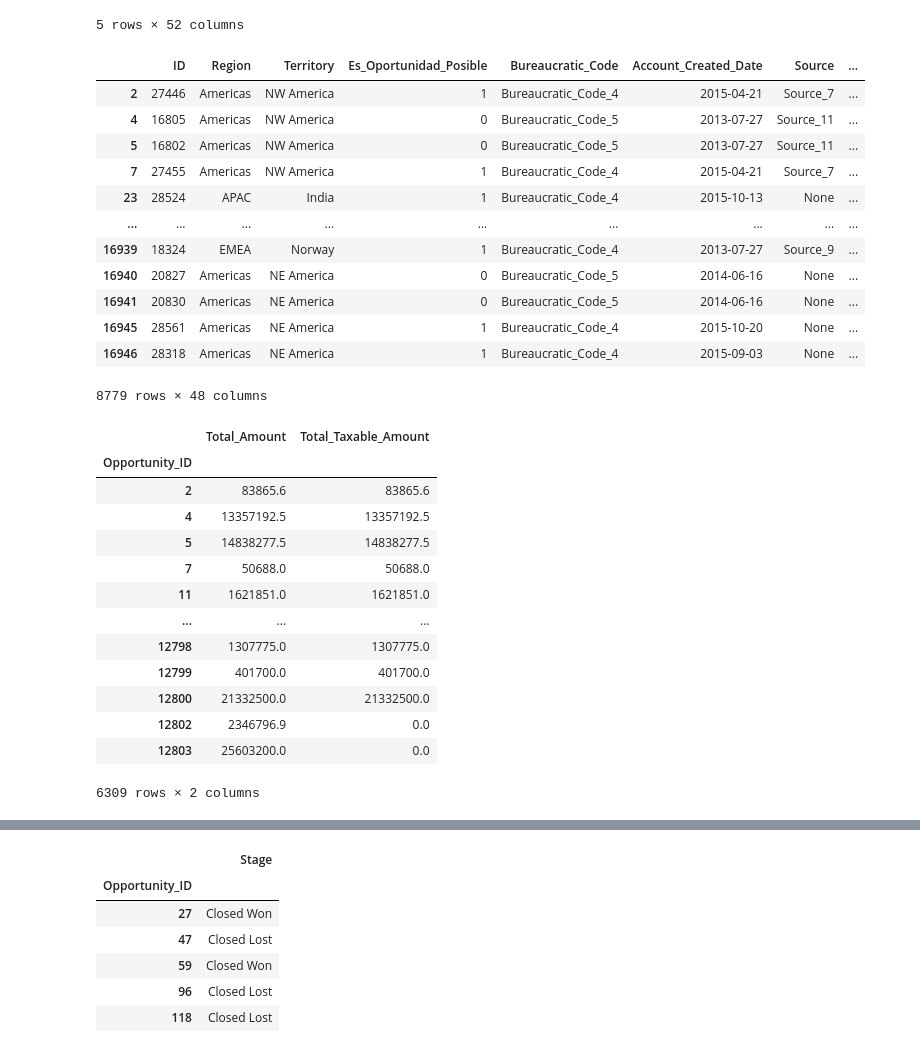
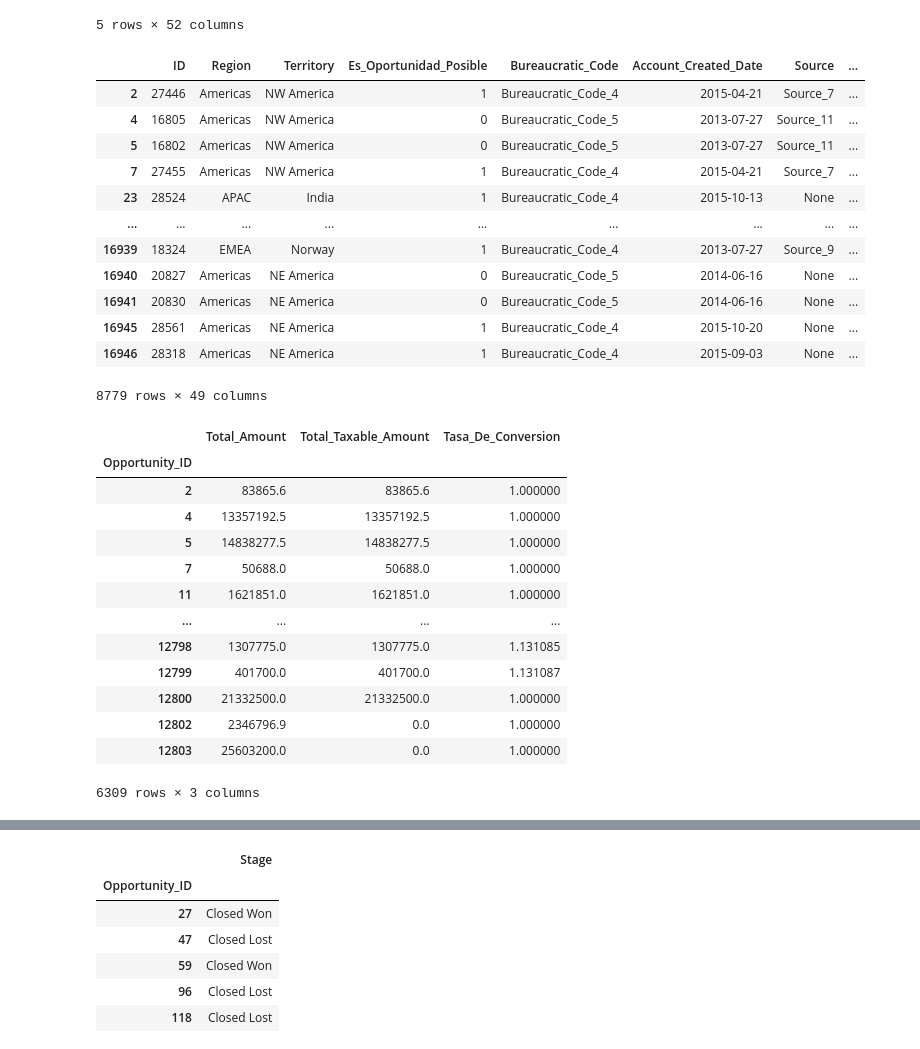
Before and after one commit to federicoburman/OrgaDatos, a Jupyter notebook: Taxable_Y_Total_Amounts.ipynb, the cells around one changed output, grey strips where cells are left out. Saved outputs shown, nothing was run; the diff lists cells and outputs as text; code cells hidden in the pictures.

```diff
--- a/Taxable_Y_Total_Amounts.ipynb
+++ b/Taxable_Y_Total_Amounts.ipynb
@@ -45,6 +45,7 @@ oportunidades.insert(3,'Es_Oportunidad_Posible', oportunidades_posibles)
 
 oportunidades['Es_Oportunidad_Posible'] = oportunidades['Es_Oportunidad_Posible'].replace(
     {True:1, False:0})
+oportunidades['Tasa_De_Conversion'] = oportunidades['ASP_(converted)']/oportunidades['ASP']
 oportunidades
 # %% [output]
 |  | ID | Region | Territory | Es_Oportunidad_Posible | Bureaucratic_Code | Account_Created_Date | Source | ... |
@@ -59,29 +60,30 @@ oportunidades
 | 16941 | 20830 | Americas | NE America | 0 | Bureaucratic_Code_5 | 2014-06-16 | None | ... |
 | 16945 | 28561 | Americas | NE America | 1 | Bureaucratic_Code_4 | 2015-10-20 | None | ... |
 | 16946 | 28318 | Americas | NE America | 1 | Bureaucratic_Code_4 | 2015-09-03 | None | ... |
-8779 rows × 48 columns
+8779 rows × 49 columns
 # %%
 #Obtenemos las columnas de total_amount y total_taxable_amount para cada una de las oportunidades.
 
-oportunidades_amount = oportunidades.groupby('Opportunity_ID').agg({'Total_Amount': 'sum', 'Total_Taxable_Amount': 'mean'})
+oportunidades_amount = oportunidades.groupby('Opportunity_ID').agg({'Total_Amount': 'sum', 'Total_Taxable_Amount': 'mean',\
+                                                                   'Tasa_De_Conversion':'mean'})
 oportunidades_amount['Total_Amount'] = oportunidades_amount['Total_Amount'].round(1)
 oportunidades_amount['Total_Taxable_Amount'] = oportunidades_amount['Total_Taxable_Amount'].round(1)
 oportunidades_amount
 # %% [output]
-|  | Total_Amount | Total_Taxable_Amount |
-| Opportunity_ID |  |  |
-| 2 | 83865.6 | 83865.6 |
-| 4 | 13357192.5 | 13357192.5 |
-| 5 | 14838277.5 | 14838277.5 |
-| 7 | 50688.0 | 50688.0 |
-| 11 | 1621851.0 | 1621851.0 |
-| ... | ... | ... |
-| 12798 | 1307775.0 | 1307775.0 |
-| 12799 | 401700.0 | 401700.0 |
-| 12800 | 21332500.0 | 21332500.0 |
-| 12802 | 2346796.9 | 0.0 |
-| 12803 | 25603200.0 | 0.0 |
+|  | Total_Amount | Total_Taxable_Amount | Tasa_De_Conversion |
+| Opportunity_ID |  |  |  |
+| 2 | 83865.6 | 83865.6 | 1.000000 |
+| 4 | 13357192.5 | 13357192.5 | 1.000000 |
+| 5 | 14838277.5 | 14838277.5 | 1.000000 |
+| 7 | 50688.0 | 50688.0 | 1.000000 |
+| 11 | 1621851.0 | 1621851.0 | 1.000000 |
+| ... | ... | ... | ... |
+| 12798 | 1307775.0 | 1307775.0 | 1.131085 |
+| 12799 | 401700.0 | 401700.0 | 1.131087 |
+| 12800 | 21332500.0 | 21332500.0 | 1.000000 |
+| 12802 | 2346796.9 | 0.0 | 1.000000 |
+| 12803 | 25603200.0 | 0.0 | 1.000000 |
-6309 rows × 2 columns
+6309 rows × 3 columns
 # %%
 #Conociendo las columnas puedo ver si alguna de estas tiene distinto taxable amount de total amount.
 oportunidades_amount_loc = oportunidades_amount.loc[oportunidades_amount['Total_Amount'] != oportunidades_amount\
```
Also changed, not shown: parts of 6 cells of this notebook, 3 other files.
